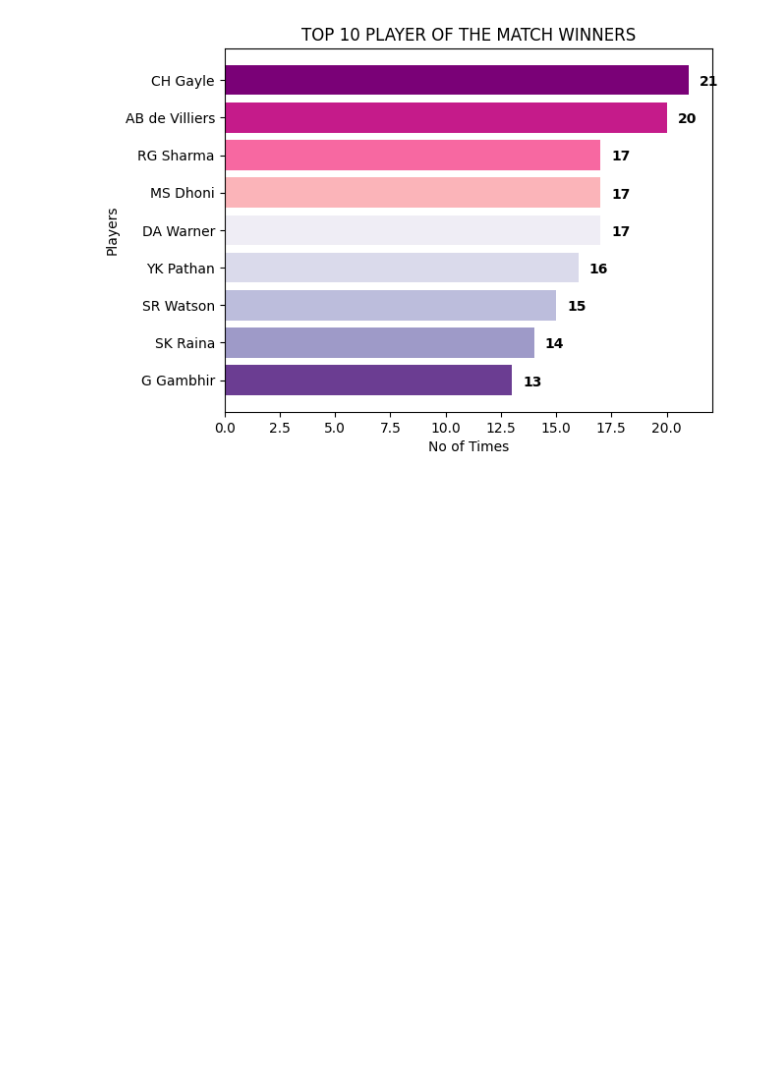
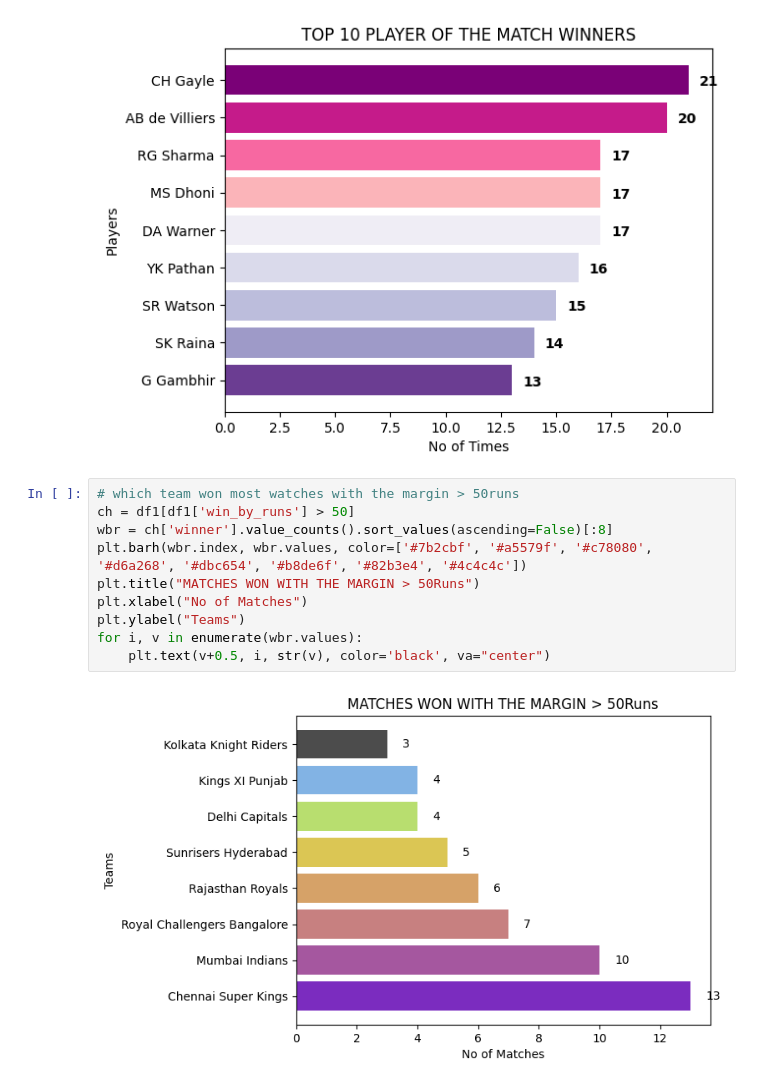
Before and after one commit to puneethegde72/Dashboard-and-infographic-creation, a Jupyter notebook: IPL_data_visualization_and_infographic.ipynb, the cells around one changed output. Cells and saved outputs as stored; diff of their text form; blank space fills up the shorter version.

```diff
--- a/IPL_data_visualization_and_infographic.ipynb
+++ b/IPL_data_visualization_and_infographic.ipynb
@@ -111,3 +111,15 @@ for i, v in enumerate(tpl.values()):
     plt.text(v + 0.5, i - 0.15, str(v), color='black', fontweight='bold')
 # %% [output]
 [figure]
+# %%
+# which team won most watches with the margin > 50runs
+ch = df1[df1['win_by_runs'] > 50]
+wbr = ch['winner'].value_counts().sort_values(ascending=False)[:8]
+plt.barh(wbr.index, wbr.values, color=['#7b2cbf', '#a5579f', '#c78080', '#d6a268', '#dbc654', '#b8de6f', '#82b3e4', '#4c4c4c'])
+plt.title("MATCHES WON WITH THE MARGIN > 50Runs")
+plt.xlabel("No of Matches")
+plt.ylabel("Teams")
+for i, v in enumerate(wbr.values):
+    plt.text(v+0.5, i, str(v), color='black', va="center")
+# %% [output]
+[figure, added]
```
Also changed, not shown: parts of 1 cell of this notebook.
